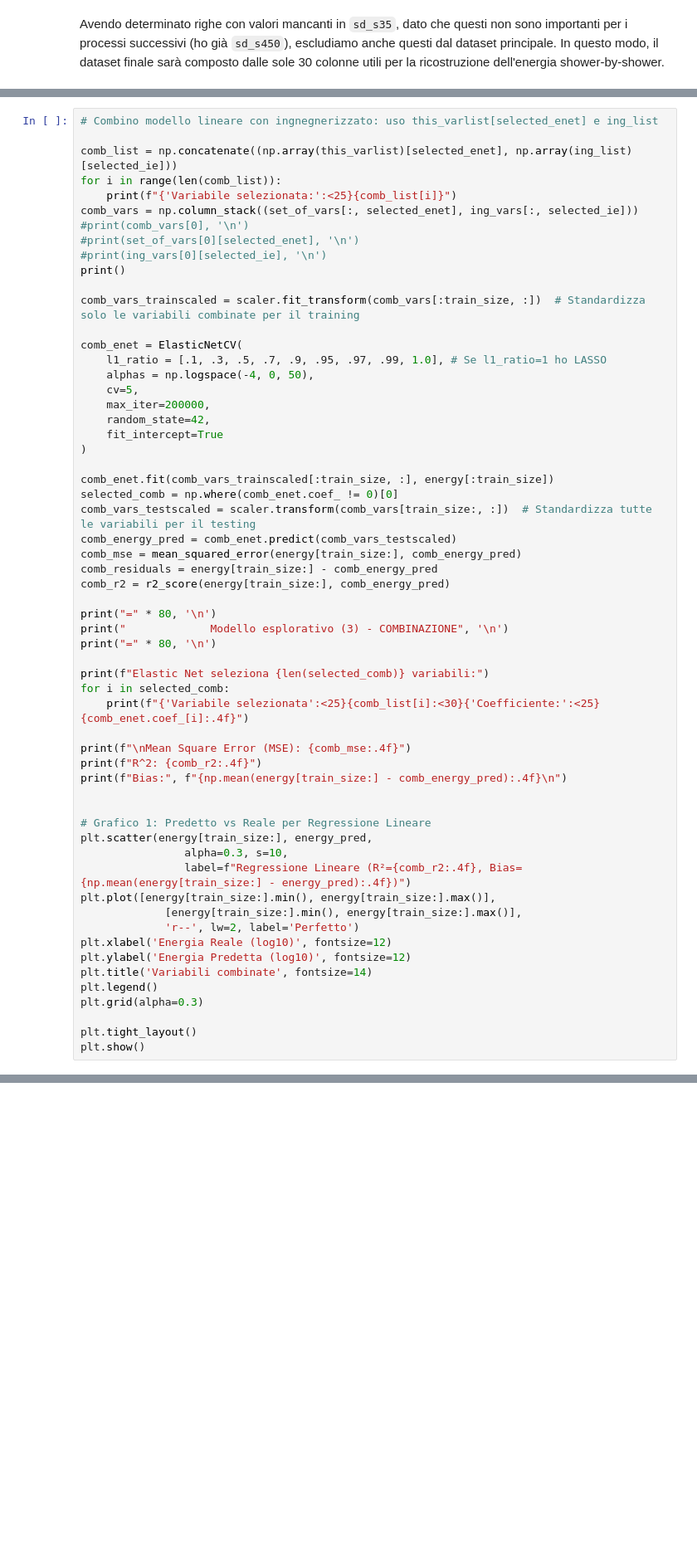
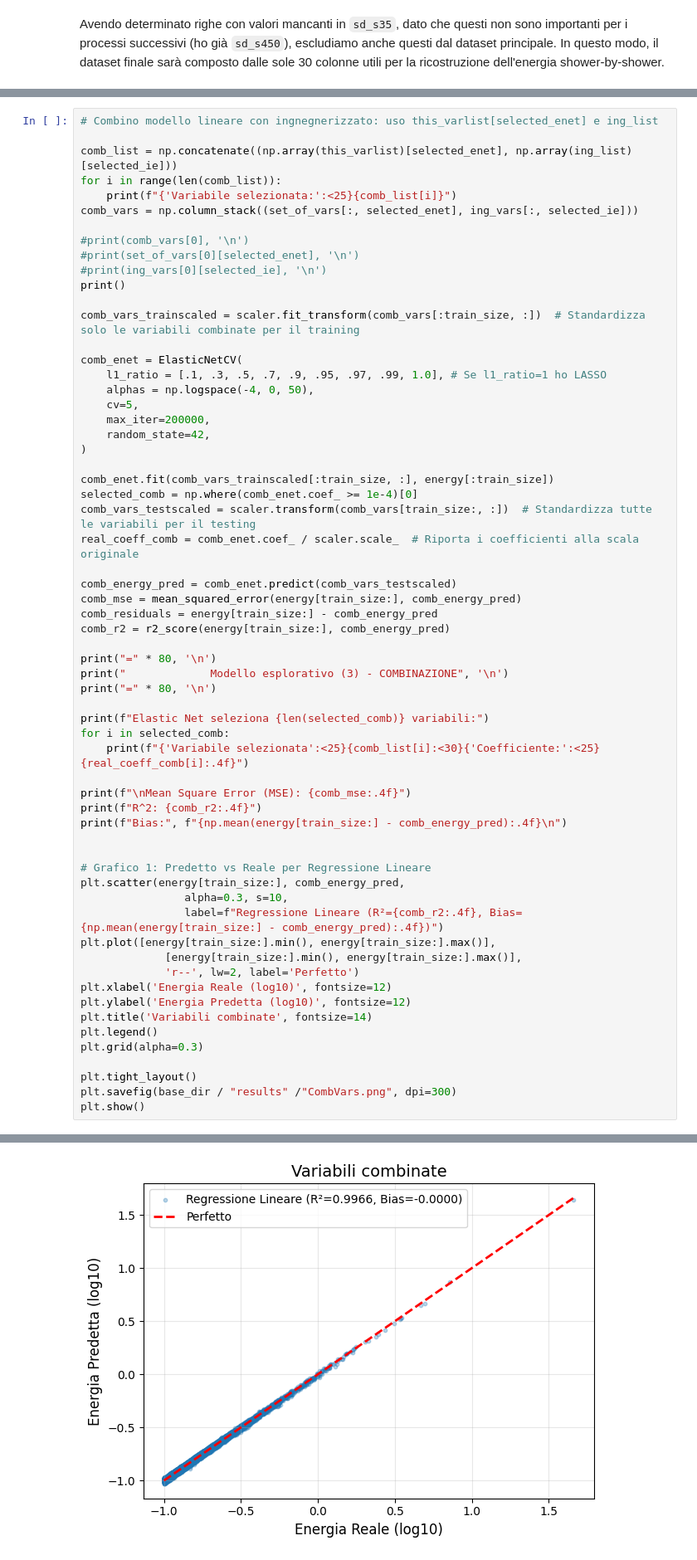
Before and after one commit to robdilor/advsimtech_rdl_esame, a Jupyter notebook: Project.ipynb, the cells around one changed output, grey strips where cells are left out. Shown at 83% size. Cells and saved outputs as stored; diff of their text form; blank space fills up the shorter version.

```diff
--- a/Project.ipynb
+++ b/Project.ipynb
@@ -617,6 +762,7 @@ comb_list = np.concatenate((np.array(this_varlist)[selected_enet], np.array(ing_
 for i in range(len(comb_list)):
     print(f"{'Variabile selezionata:':<25}{comb_list[i]}")
 comb_vars = np.column_stack((set_of_vars[:, selected_enet], ing_vars[:, selected_ie]))
+
 #print(comb_vars[0], '\n')
 #print(set_of_vars[0][selected_enet], '\n')
 #print(ing_vars[0][selected_ie], '\n')
@@ -630,12 +776,13 @@ comb_enet = ElasticNetCV(
     cv=5,
     max_iter=200000,
     random_state=42,
-    fit_intercept=True
 )
 
 comb_enet.fit(comb_vars_trainscaled[:train_size, :], energy[:train_size])
-selected_comb = np.where(comb_enet.coef_ != 0)[0]
+selected_comb = np.where(comb_enet.coef_ >= 1e-4)[0]
 comb_vars_testscaled = scaler.transform(comb_vars[train_size:, :])  # Standardizza tutte le variabili per il testing
+real_coeff_comb = comb_enet.coef_ / scaler.scale_  # Riporta i coefficienti alla scala originale
+
 comb_energy_pred = comb_enet.predict(comb_vars_testscaled)
 comb_mse = mean_squared_error(energy[train_size:], comb_energy_pred)
 comb_residuals = energy[train_size:] - comb_energy_pred
@@ -647,7 +794,7 @@ print("=" * 80, '\n')
 
 print(f"Elastic Net seleziona {len(selected_comb)} variabili:")
 for i in selected_comb:
-    print(f"{'Variabile selezionata':<25}{comb_list[i]:<30}{'Coefficiente:':<25}{comb_enet.coef_[i]:.4f}")
+    print(f"{'Variabile selezionata':<25}{comb_list[i]:<30}{'Coefficiente:':<25}{real_coeff_comb[i]:.4f}")
 
 print(f"\nMean Square Error (MSE): {comb_mse:.4f}")
 print(f"R^2: {comb_r2:.4f}")
@@ -655,9 +802,9 @@ print(f"Bias:", f"{np.mean(energy[train_size:] - comb_energy_pred):.4f}\n")
 
 
 # Grafico 1: Predetto vs Reale per Regressione Lineare
-plt.scatter(energy[train_size:], energy_pred,
+plt.scatter(energy[train_size:], comb_energy_pred,
                 alpha=0.3, s=10,
-                label=f"Regressione Lineare (R²={comb_r2:.4f}, Bias={np.mean(energy[train_size:] - energy_pred):.4f})")
+                label=f"Regressione Lineare (R²={comb_r2:.4f}, Bias={np.mean(energy[train_size:] - comb_energy_pred):.4f})")
 plt.plot([energy[train_size:].min(), energy[train_size:].max()],
              [energy[train_size:].min(), energy[train_size:].max()],
              'r--', lw=2, label='Perfetto')
@@ -668,4 +815,6 @@ plt.legend()
 plt.grid(alpha=0.3)
 
 plt.tight_layout()
+plt.savefig(base_dir / "results" /"CombVars.png", dpi=300)
 plt.show()
+# %% [output]
@@ -672,3 +838,4 @@ plt.show()
+[figure, added]
 # %% [markdown]
 __OSSERVAZIONI (4)__
 
```
Also changed, not shown: parts of 14 cells of this notebook, 9 other files.
